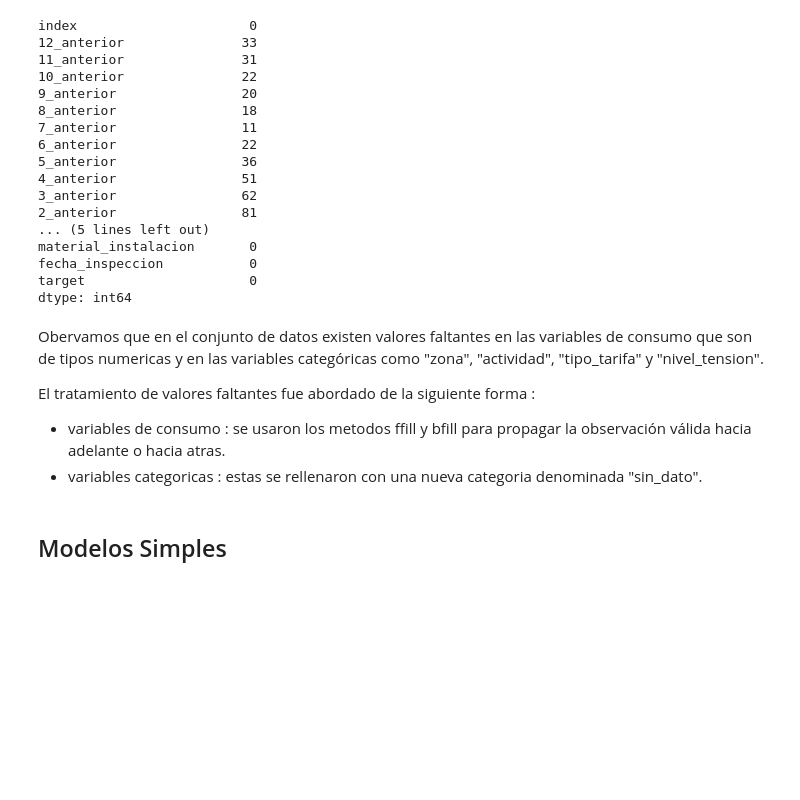
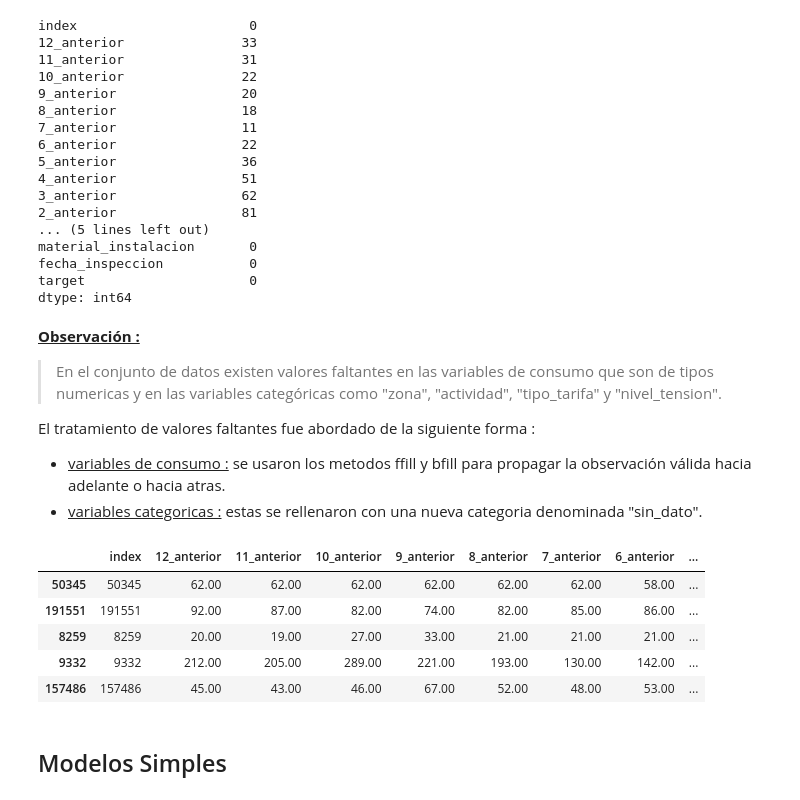
Before and after one commit to EL-BID/Energiza2Cod4Dev, a Jupyter notebook: notebooks/ejecucion_paso_paso.ipynb, the cells around one changed output. Saved outputs shown, nothing was run; the diff lists cells and outputs as text; code cells hidden in the pictures; blank space fills up the shorter version.

```diff
--- a/notebooks/ejecucion_paso_paso.ipynb
+++ b/notebooks/ejecucion_paso_paso.ipynb
@@ -129,12 +134,14 @@ fecha_inspeccion           0
 target                     0
 dtype: int64
 # %% [markdown]
-Obervamos que en el conjunto de datos existen valores faltantes en las variables de consumo que son de tipos numericas y en las variables categóricas como "zona", "actividad", "tipo_tarifa" y "nivel_tension".
+**<ins>Observación :</ins>**
+
+>En el conjunto de datos existen valores faltantes en las variables de consumo que son de tipos numericas y en las variables categóricas como "zona", "actividad", "tipo_tarifa" y "nivel_tension".
 
 El tratamiento de valores faltantes fue abordado de la siguiente forma :
 
-- variables de consumo : se usaron los metodos ffill y bfill para propagar la observación válida hacia adelante o hacia atras.
-- variables categoricas :  estas se rellenaron con una nueva categoria denominada "sin_dato".
+- <ins>variables de consumo :</ins> se usaron los metodos ffill y bfill para propagar la observación válida hacia adelante o hacia atras.
+- <ins>variables categoricas :</ins>  estas se rellenaron con una nueva categoria denominada "sin_dato".
 # %%
 # Relleno de valores faltantes en serie de consumo.
 df_train = llenar_val_vacios_ciclo(df_train, 12)
@@ -142,6 +149,15 @@ df_train = llenar_val_vacios_ciclo(df_train, 12)
 # Relleno de valores faltantes en variables categoricas
 cols_fillna_sindatos = ['zona','actividad','tipo_tarifa','nivel_tension']
 df_train = llenar_val_vacios_str(df_train,cols_fillna_sindatos,'sin_dato')
+# %%
+df_train.head()
+# %% [output]
+|  | index | 12_anterior | 11_anterior | 10_anterior | 9_anterior | 8_anterior | 7_anterior | 6_anterior | ... |
+| 50345 | 50345 | 62.00 | 62.00 | 62.00 | 62.00 | 62.00 | 62.00 | 58.00 | ... |
+| 191551 | 191551 | 92.00 | 87.00 | 82.00 | 74.00 | 82.00 | 85.00 | 86.00 | ... |
+| 8259 | 8259 | 20.00 | 19.00 | 27.00 | 33.00 | 21.00 | 21.00 | 21.00 | ... |
+| 9332 | 9332 | 212.00 | 205.00 | 289.00 | 221.00 | 193.00 | 130.00 | 142.00 | ... |
+| 157486 | 157486 | 45.00 | 43.00 | 46.00 | 67.00 | 52.00 | 48.00 | 53.00 | ... |
 # %% [markdown]
 ## Modelos Simples
 # %% [markdown]
```
Also changed, not shown: parts of 26 cells of this notebook, 10 other files.
